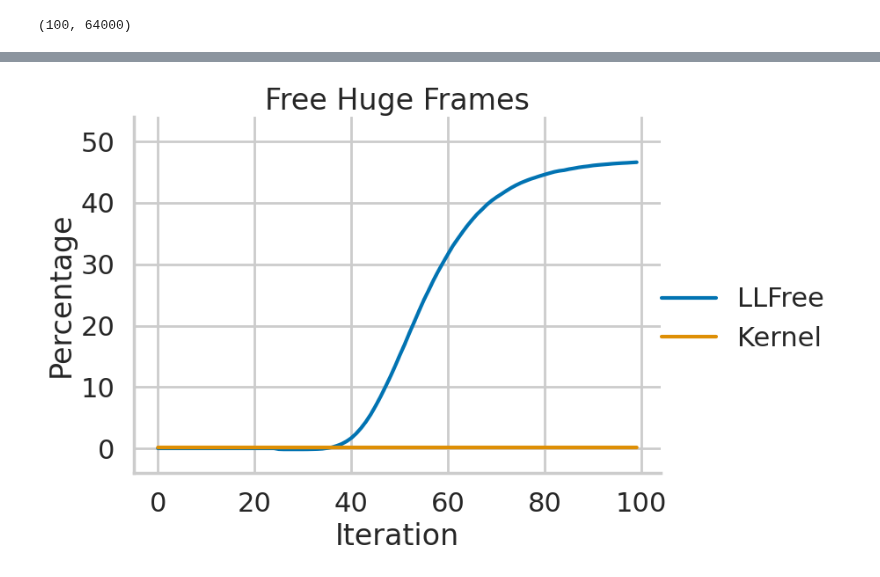
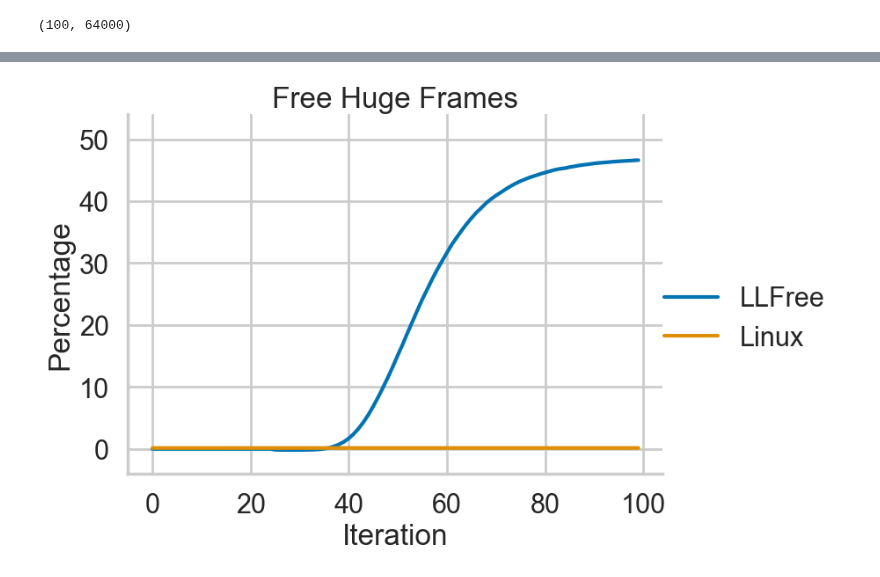
Before and after one commit to luhsra/llfree-bench, a Jupyter notebook: frag.ipynb, the cells around one changed output, grey strips where cells are left out. Cells and saved outputs as stored; diff of their text form; code cells hidden in the pictures.

Commit message:
Fix legend names for talk

```diff
--- a/frag.ipynb
+++ b/frag.ipynb
@@ -217,20 +217,20 @@ with sns.plotting_context("poster"):
 # %%
 pgd = data[data["type"] == "Free Huge Frames"].copy()
-pgd.replace({"alloc": "Buddy"}, "Kernel", inplace=True)
+pgd.replace({"alloc": "Buddy"}, "Linux", inplace=True)
 
 with sns.plotting_context("poster"):
     g = sns.FacetGrid(pgd,
                       col="type", sharey=False, height=6, aspect=1.3)
     g.map_dataframe(sns.lineplot, x="iter", y="count", hue="alloc")
     g.set_titles(col_template="{col_name}")
     g.axes_dict["Free Huge Frames"].set(ylim=(-4, 54))
     g.set_xlabels("Iteration")
     g.set_ylabels("Percentage", clear_inner=False)
     g.set(xticks=[x * 20 for x in range(6)])
     g.set()
     g.add_legend()
     g.figure.subplots_adjust(wspace=0.35)
     g.axes_dict["Free Huge Frames"].set(yticks=[10 * x for x in range(6)])
     g.savefig("talk/frag.pdf")
 # %% [output]
-[figure, old version]
+[figure, new version]
```
Also changed, not shown: parts of 5 cells of this notebook, 3 other files.
